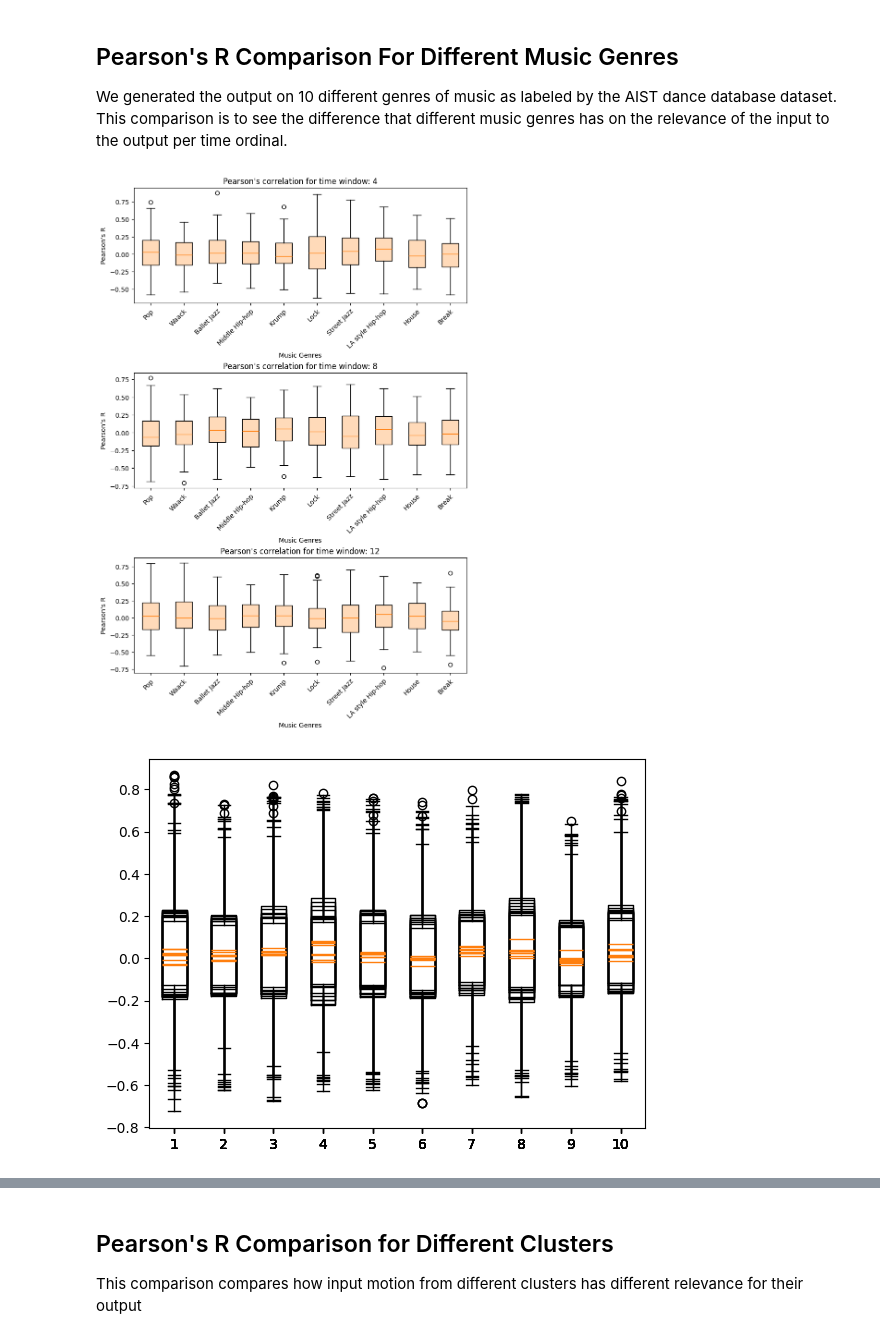
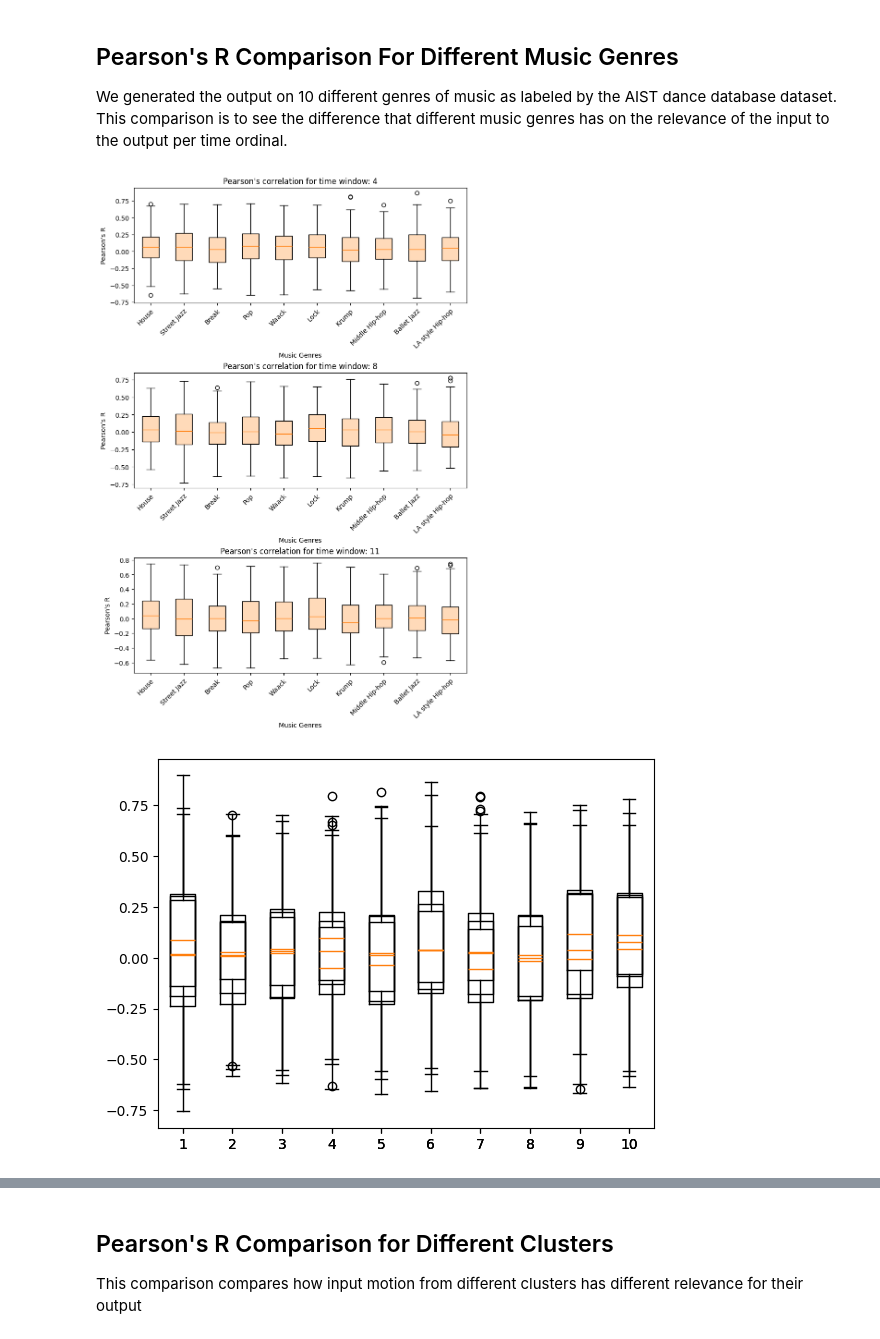
Before and after one commit to yangmma/dance-ai-research-project, a Jupyter notebook: src/utils/laban_analysis/analysis_generated.ipynb, the cells around one changed output, grey strips where cells are left out. Cells and saved outputs as stored; diff of their text form; code cells hidden in the pictures.

```diff
--- a/src/utils/laban_analysis/analysis_generated.ipynb
+++ b/src/utils/laban_analysis/analysis_generated.ipynb
@@ -2,19 +2,27 @@
 # load all data
 import os
 import polars as pl
-data_dir = "./data/generated_features_nm_roll"
+data_dir = "./data/all_inputs_iui_original_music_roll_features"
 df = pl.DataFrame()
 for name in os.listdir(data_dir):
     load_df = pl.read_parquet(os.path.join(data_dir, name))
     df = df.vstack(load_df)
 
+black_list = set()
+with open("black_list.txt") as f:
+    for l in f.readlines():
+        num = l.removesuffix("\n")
+        black_list.add(f"dance_data_{num}_corrected")
+print(black_list)
+
 df = df.with_columns(
-    # pl.col("win").alias("win_total"),
     pl.col("win_c").alias("win_split"),
 ).drop(
-    # pl.col("win"),
     pl.col("win_c"),
     pl.col("name_orig")
+)
+df = df.filter(
+    ~pl.col("name").is_in(black_list)
 )
 
 print(df.columns)
@@ -86,13 +49,17 @@ Resolved plan until failure:
 > **_NOTE:_** : Run this script to load all the R values for the various Pearson's R analysis.
 # %%
 # Analysis 3 - get r value of input to output
+import polars as pl
 from scipy.stats import pearsonr
 from tqdm import tqdm
 
-input_df = pl.read_csv("input_features.csv").drop(
+input_df = pl.read_csv("all_inputs_iui_features.csv").drop(
     pl.selectors.ends_with("_min"),
     pl.selectors.starts_with("f12_"),
     pl.selectors.starts_with("f16_"),
+)
+input_df = input_df.filter(
+    ~pl.col("name").is_in(black_list)
 )
 
 output_df = df.clone()
@@ -145,7 +112,6 @@ musics = output_df["music"].unique().to_list()
 wins = df.with_columns(
     win_split_num = pl.col("win_split").cast(pl.Int64)
 )["win_split_num"].sort().unique().to_list()
-print(wins)
 
 r_df = pl.DataFrame()
 for name in tqdm(names):
@@ -156,7 +122,7 @@ for name in tqdm(names):
             pl.col("music") == music,
         ).drop("name", "music")
 
-        for win in wins:
+        for win in range(0, 13):
             output = outputs.filter(pl.col("win_split") == str(win)).drop("win_split").to_numpy()
             r = pearsonr(inputs[0, :], output[0, :], alternative="two-sided")
             r_dict = {"name": name, "music": music, "win": win, "r": r.statistic}
@@ -246,10 +212,11 @@ music_dict = {
     "mKR0": "Krump",
     "mJS0": "Street Jazz",
     "mJB0": "Ballet Jazz",
+    "NoM":  "No Music",
 }
 
 fig, axes = plt.subplots(3, 1, figsize=(8, 12), layout="constrained")
-for i, win in enumerate([4, 8, 12]):
+for i, win in enumerate([4, 8, 11]):
     r_list = []
     xlab_list = []
     for music in musics:
@@ -272,40 +239,41 @@ for i, win in enumerate([4, 8, 12]):
     axes[i].set_ylabel("Pearson's R")
 plt.show()
 # %% [output]
-[figure, old version]
+[figure, new version]
 # %%
 import matplotlib.pyplot as plt
 import numpy as np
 
 music_dict = {
     "mBR0": "Break",
     "mPO0": "Pop",
     "mLO0": "Lock",
     "mMH0": "Middle Hip-hop",
     "mLH0": "LA style Hip-hop",
     "mHO0": "House",
     "mWA0": "Waack",
     "mKR0": "Krump",
     "mJS0": "Street Jazz",
     "mJB0": "Ballet Jazz",
+    "NoM":  "No Music",
 }
 
-ax = plt.subplots()
+_, ax = plt.subplots()
 for i, win in enumerate([4, 8, 12]):
     r_list = []
     for music in musics:
         rs = r_df.filter(
             pl.col("win") == win,
             pl.col("music") == music,
         ).drop(
             pl.col("name"),
             pl.col("music"),
         )["r"].to_numpy()
         r_list.append(rs)
     ax.boxplot(r_list)
 plt.show()
 # %% [output]
-[figure, old version]
+[figure, new version]
 # %%
 import matplotlib.pyplot as plt
 import numpy as np
```
Also changed, not shown: parts of 23 cells of this notebook, 11 other files.
